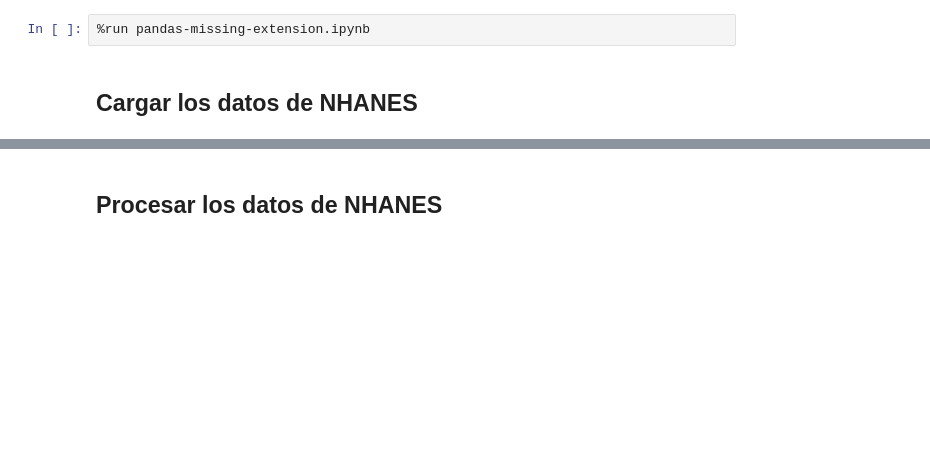
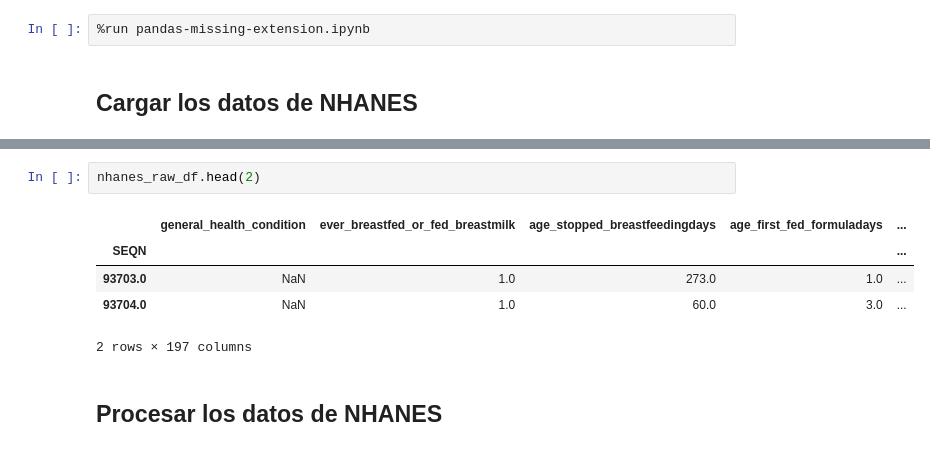
Before and after one commit to DiegoLerma/curso-imputacion-datos, a Jupyter notebook: notebooks/live-download-data-and-load-it.ipynb, the cells around one changed output, grey strips where cells are left out. Saved outputs shown, nothing was run; the diff lists cells and outputs as text; blank space fills up the shorter version.

```diff
--- a/notebooks/live-download-data-and-load-it.ipynb
+++ b/notebooks/live-download-data-and-load-it.ipynb
@@ -15,2 +24,10 @@ import missingno
+# %%
+nhanes_raw_df.head(2)
+# %% [output]
+|  | general_health_condition | ever_breastfed_or_fed_breastmilk | age_stopped_breastfeedingdays | age_first_fed_formuladays | ... |
+| SEQN |  |  |  |  | ... |
+| 93703.0 | NaN | 1.0 | 273.0 | 1.0 | ... |
+| 93704.0 | NaN | 1.0 | 60.0 | 3.0 | ... |
+2 rows × 197 columns
 # %% [markdown]
 ## Procesar los datos de NHANES
```
Also changed, not shown: parts of 3 cells of this notebook, 1 other file.
